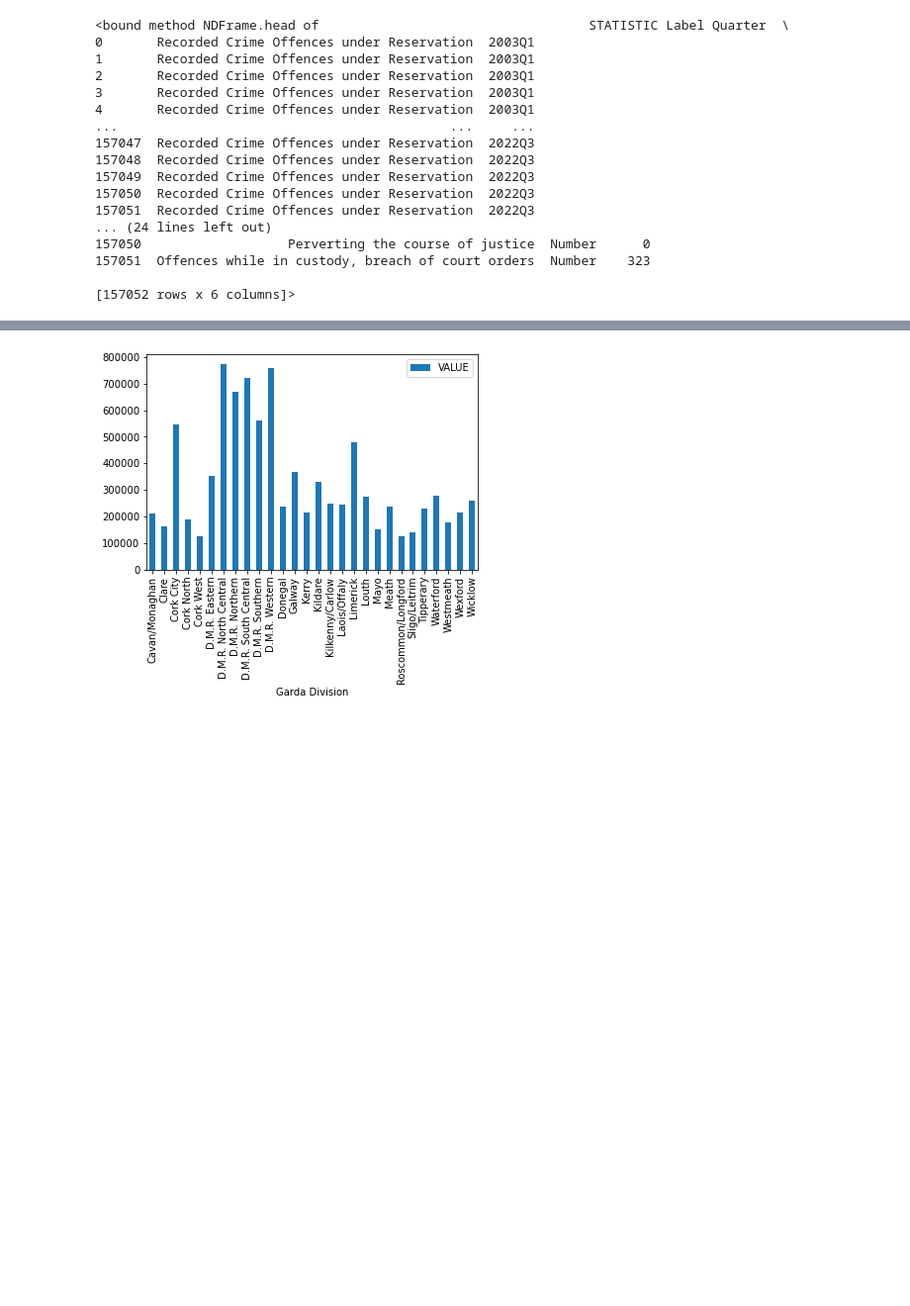
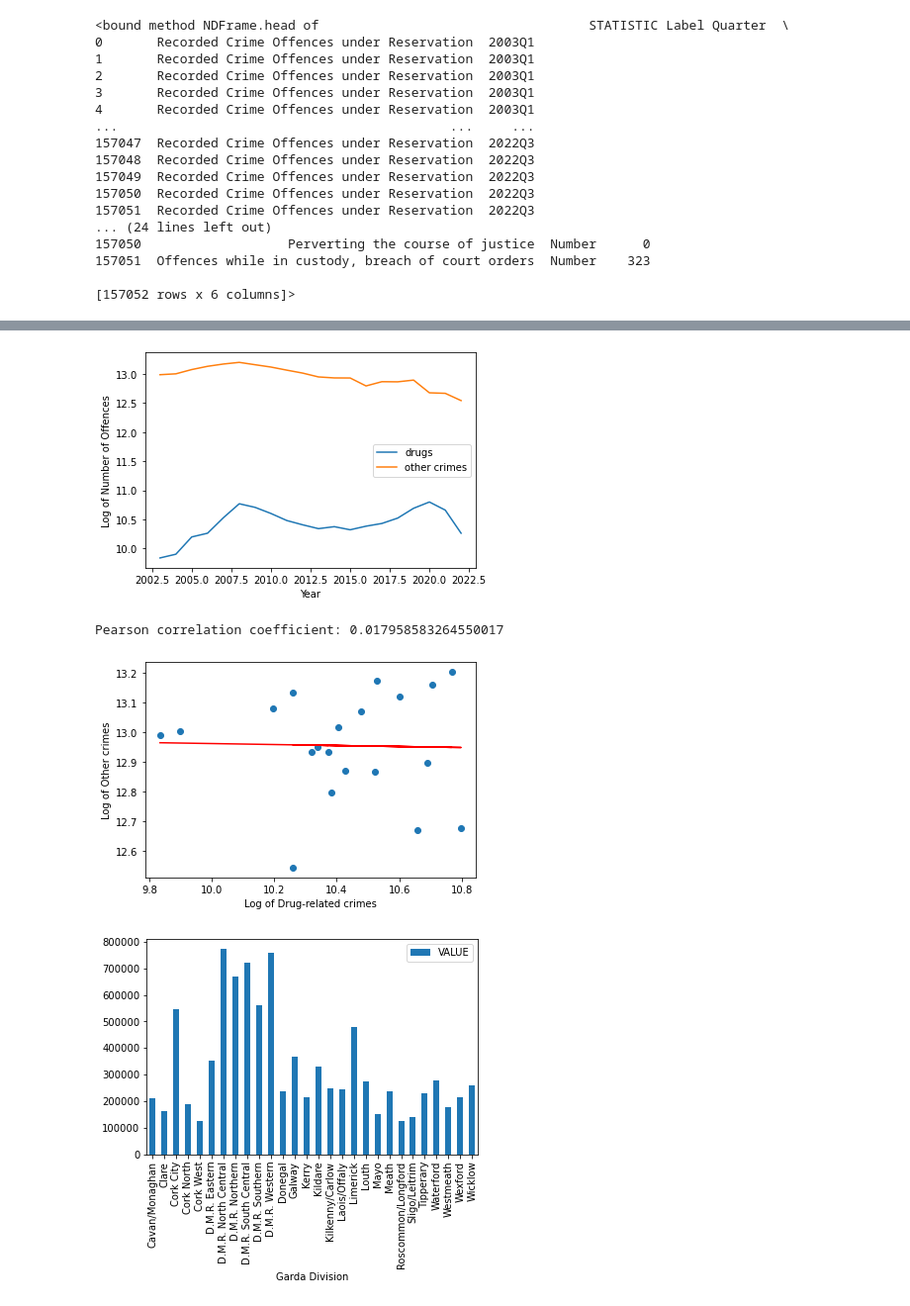
Before and after one commit to Odhran7/Crime_Rate_Ireland, a Jupyter notebook: main.ipynb, the cells around one changed output, grey strips where cells are left out. Shown at 99% size. Drawn from its saved outputs; the diff is of its cells as text; code cells hidden in the pictures; blank space fills up the shorter version.

```diff
--- a/main.ipynb
+++ b/main.ipynb
@@ -47,3 +152,46 @@ data
+# %%
+    import pandas as pd
+    import numpy as np
+    import matplotlib.pyplot as plt
+
+    # Assuming the dataset is loaded into a DataFrame called 'data'
+
+    # Preprocessing
+    data[['Year', 'Q']] = data['Quarter'].str.extract('(\d{4})Q(\d)')
+    data['Year'] = data['Year'].astype(int)
+    data['Category'] = data['Type of Offence'].map(crime_dict)
+    yearly_data = data.groupby(['Year', 'Category'])['VALUE'].sum().reset_index()
+
+    # Visualization
+    fig, ax = plt.subplots()
+    for category, group in yearly_data.groupby('Category'):
+        ax.plot(group['Year'], np.log(group['VALUE']), label=category)
+
+    ax.set_xlabel('Year')
+    ax.set_ylabel('Log of Number of Offences')
+    ax.legend()
+    plt.show()
+
+    # Calculate Pearson correlation coefficient
+    correlation = yearly_data.pivot(index='Year', columns='Category', values='VALUE').corr().iloc[0, 1]
+    print(f"Pearson correlation coefficient: {correlation}")
+
+    # Scatter plot with linear regression line
+    x = np.log(yearly_data[yearly_data['Category'] == 'drugs']['VALUE'])
+    y = np.log(yearly_data[yearly_data['Category'] == 'other crimes']['VALUE'])
+    plt.scatter(x, y)
+    plt.xlabel('Log of Drug-related crimes')
+    plt.ylabel('Log of Other crimes')
+
+    # Calculate and plot linear regression line
+    m, b = np.polyfit(x, y, 1)
+    plt.plot(x, m * x + b, color='red')
+
+    plt.show()
+# %% [output]
+[figure, added]
+Pearson correlation coefficient: 0.017958583264550017
+[figure, added]
 # %%
 # Group the data by Garda Division and sum the values
 group_data = data.groupby('Garda Division').sum()
```
Also changed, not shown: parts of 5 cells of this notebook, 3 other files.
